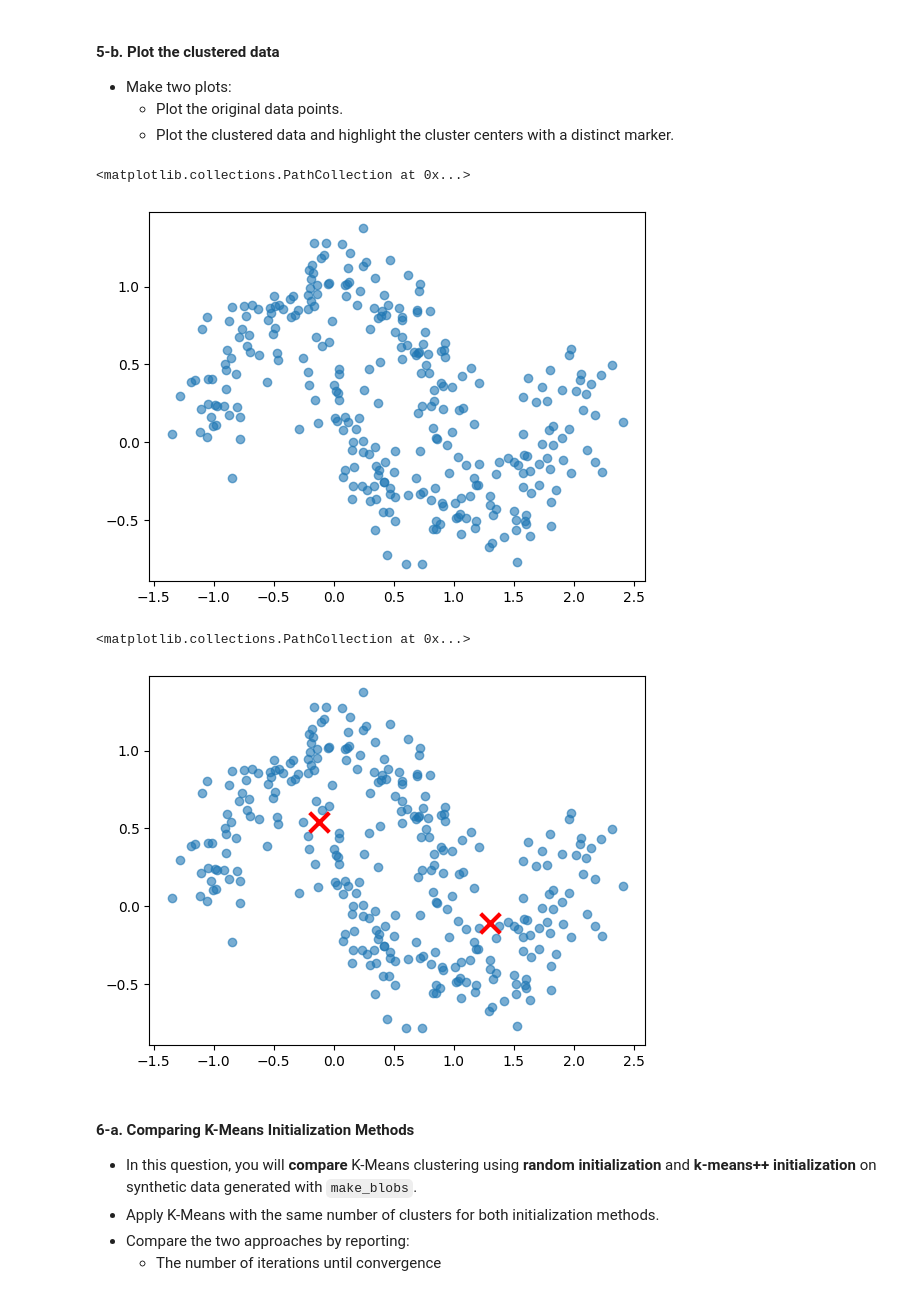
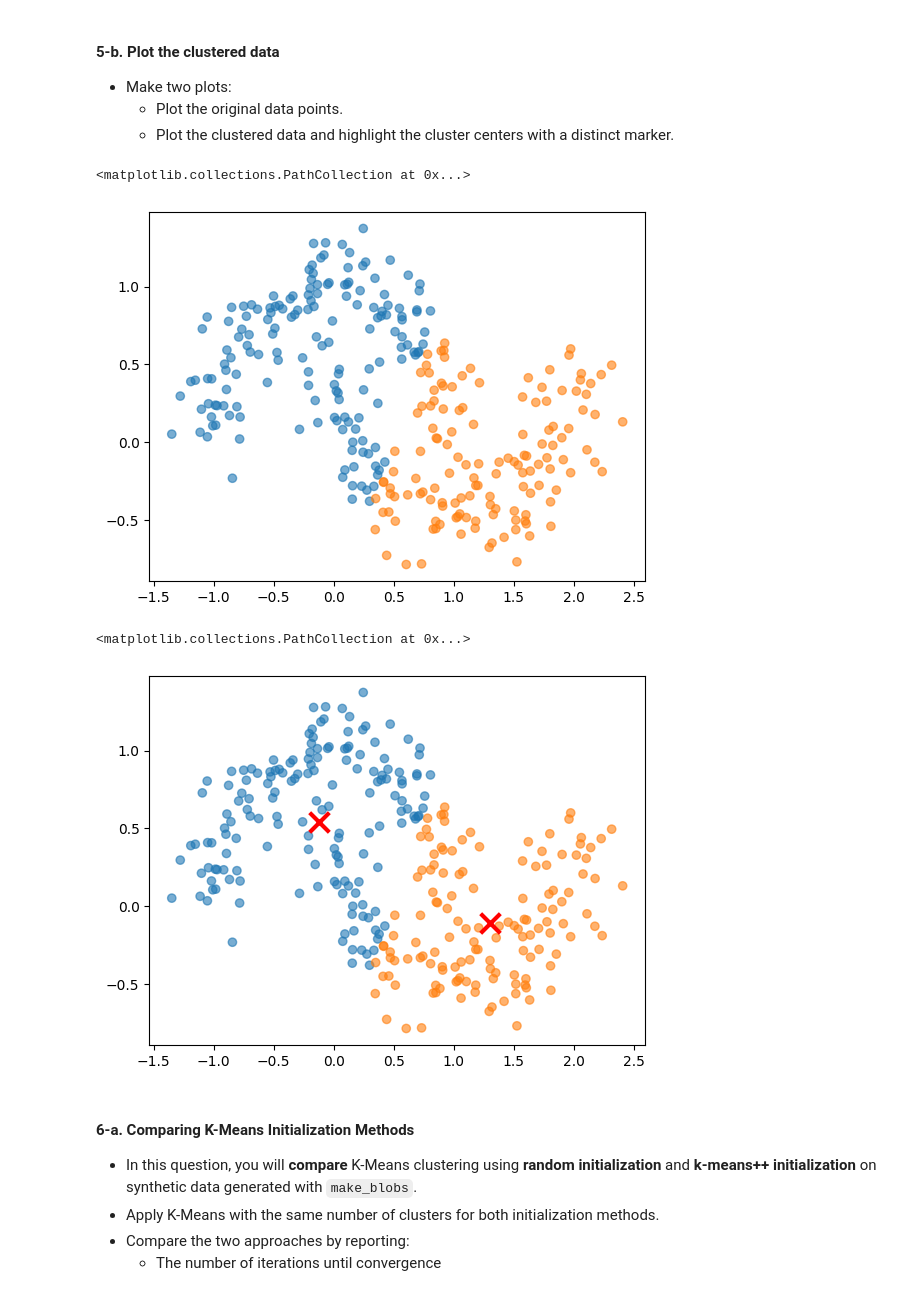
Before and after one commit to albhoe/701_assignments, a Jupyter notebook: homework04/assignment4.ipynb, the cells around one changed output. Cells and saved outputs as stored; diff of their text form; code cells hidden in the pictures.

Commit message:
hw4 color update

```diff
--- a/homework04/assignment4.ipynb
+++ b/homework04/assignment4.ipynb
@@ -192,22 +190,8 @@ def ans5a():
     k = 2
     centers_ = X[np.random.choice(300, k, replace=False)]
 
-
-    # Return an array containing the center label with the lowest distance to this point in X
-    def assign_clusters(X, centroids):
-        distances = np.sqrt(((X - centroids[:, np.newaxis])**2).sum(axis=2))
-        return np.argmin(distances, axis=0)
-
-    # Return an array of centroids on the mean for that centroid's points.
-    def update_centroids(X, labels, k):
-        return np.array([X[labels == i].mean(axis=0) for i in range(k)])
-
-    # Function to calculate within-cluster sum of squares
-    def calculate_wcss(X, labels, centroids):
-        return sum(np.sum((X[labels == i] - centroids[i])**2) for i in range(k))
-
     # Set up the clustering progress plot
-    fig1, axs = plt.subplots(1, 1, figsize=(10, 6))
+    #fig1, axs = plt.subplots(1, 1, figsize=(10, 6))
     #axs = axs.ravel()
 
     # Colors for each cluster
@@ -222,7 +206,7 @@ def ans5a():
         y_kmeans = assign_clusters(X, centers_)
 
         # Calculate WCSS
-        wcss = calculate_wcss(X, y_kmeans, centers_)
+        wcss = calculate_wcss(X, y_kmeans, centers_,k)
         wcss_values.append(wcss)
 
         # Update centroids (except for the last iteration)
@@ -230,11 +214,11 @@ def ans5a():
             centers_ = update_centroids(X, y_kmeans, k)
 
     # Plot the current clustering state
-    axs.scatter(X[:, 0], X[:, 1], c=[colors[l] for l in y_kmeans], alpha=0.6)
-    axs.scatter(centers_[:, 0], centers_[:, 1], c='red', marker='x', s=200, linewidths=3)
-    axs.set_title(f'Iteration {i if i < 5 else "Final"}, WCSS: {wcss:.2f}')
-    axs.set_xlim(X[:, 0].min() - 1, X[:, 0].max() + 1)
-    axs.set_ylim(X[:, 1].min() - 1, X[:, 1].max() + 1)
+    #axs.scatter(X[:, 0], X[:, 1], c=[colors[l] for l in y_kmeans], alpha=0.6)
+    #axs.scatter(centers_[:, 0], centers_[:, 1], c='red', marker='x', s=200, linewidths=3)
+    #axs.set_title(f'Iteration {i if i < 5 else "Final"}, WCSS: {wcss:.2f}')
+    #axs.set_xlim(X[:, 0].min() - 1, X[:, 0].max() + 1)
+    #axs.set_ylim(X[:, 1].min() - 1, X[:, 1].max() + 1)
 
     plt.tight_layout()
 
@@ -247,8 +231,6 @@ def ans5a():
     # - The true labels
     # - The cluster centers
 
-    #print(y_kmeans)
-    #print(ari)
     return y_kmeans, y_true, ari, X, y_true, centers_
 
 
@@ -269,16 +251,18 @@ q5a results: All test cases passed!
   - Plot the original data points.
   - Plot the clustered data and highlight the cluster centers with a distinct marker.
 # %%
-plt.scatter(X[:, 0], X[:, 1], alpha=0.6)
+plt.scatter(X[:, 0], X[:, 1], c = [colors[l] for l in y_kmeans], alpha=0.6)
+
+    # Colors for each cluster
 # %% [output]
 <matplotlib.collections.PathCollection at 0x...>
-[figure, old version]
+[figure, new version]
 # %%
-plt.scatter(X[:, 0], X[:, 1], alpha=0.6)
+plt.scatter(X[:, 0], X[:, 1],c = [colors[l] for l in y_kmeans], alpha=0.6)
 plt.scatter(centers[:, 0], centers[:, 1], c='red', marker='x', s=200, linewidths=3)
 # %% [output]
 <matplotlib.collections.PathCollection at 0x...>
-[figure, old version]
+[figure, new version]
 # %% [markdown]
 <!-- END QUESTION -->
 
```
Also changed, not shown: parts of 11 cells of this notebook, 1 other file.
